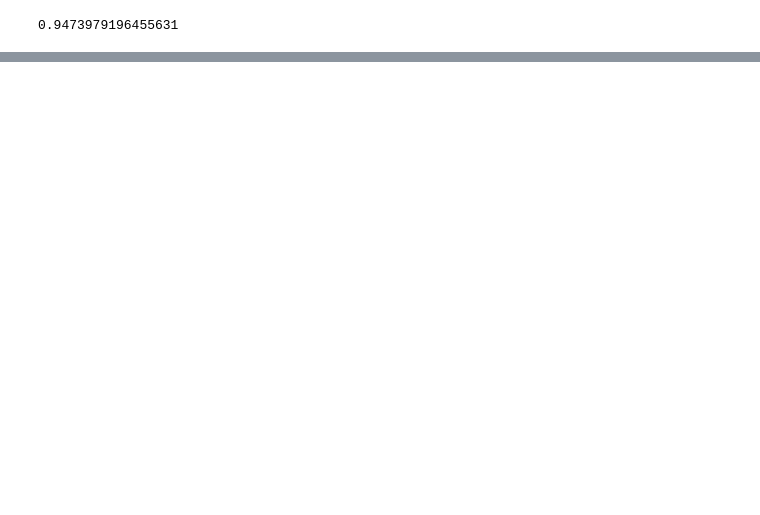
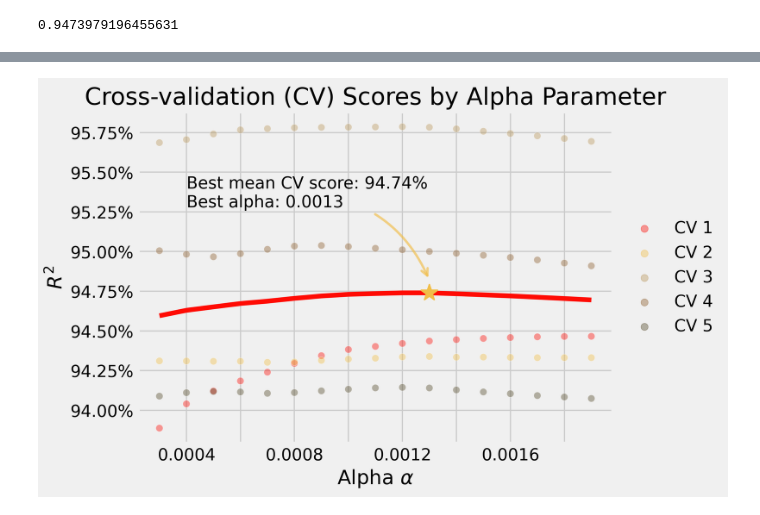
Before and after one commit to nikita-agrawal/Ames-Housing-Analysis, a Jupyter notebook: Hayden/lasso_final.ipynb, the cells around one changed output, grey strips where cells are left out. Saved outputs shown, nothing was run; the diff lists cells and outputs as text; code cells hidden in the pictures; blank space fills up the shorter version.

```diff
--- a/Hayden/lasso_final.ipynb
+++ b/Hayden/lasso_final.ipynb
@@ -132,0 +190,11 @@ list(test.columns)
+# %%
+cv_df = pd.DataFrame({'alpha':clf.cv_results_['param_alpha'].data,
+                     'mean_test_score':clf.cv_results_['mean_test_score'],
+                      'split0_test_score':clf.cv_results_['split0_test_score'],
+                      'split1_test_score':clf.cv_results_['split1_test_score'],
+                      'split2_test_score':clf.cv_results_['split2_test_score'],
+                      'split3_test_score':clf.cv_results_['split3_test_score'],
+                      'split4_test_score':clf.cv_results_['split4_test_score'],
+
+                     })
+cv_df
@@ -132,0 +260,40 @@ list(test.columns)
+# %%
+fig, ax = plt.subplots()
+graph_df = cv_df
+graph_df.columns = ['alpha', 'mean_test_score', 'CV 1', 'CV 2',
+       'CV 3', 'CV 4', 'CV 5']
+graph_df = pd.melt(graph_df,id_vars='alpha',value_vars=['CV 1', 'CV 2',
+       'CV 3', 'CV 4', 'CV 5'],)
+g_dot = sns.scatterplot(data = graph_df,x = 'alpha',y = 'value',ax=ax,hue='variable',alpha=.4,
+                       )
+g_line = sns.lineplot(data = cv_df,x = 'alpha',y = 'mean_test_score',ax=ax,
+                     )
+
+sns.move_legend(g_line,loc='center left', bbox_to_anchor=(1, .5),frameon=False)
+for lh in g_dot.legend_.legendHandles:
+    lh.set_alpha(.4)
+
+best_alpha = clf.best_params_['alpha']
+best_score = clf.best_score_
+
+plt.plot(best_alpha,best_score,marker='*', markersize=15, color=colors[1])
+plt.annotate(text="Best mean CV score: {:.2%}\nBest alpha: {:.2}".format(best_score,best_alpha),
+             xy=(best_alpha, best_score+.0008), xycoords='data',
+             xytext=(best_alpha-.0009,best_score+.0054), textcoords='data',
+             arrowprops=dict(arrowstyle="->",
+                             color=colors[1],
+                             lw=2,
+                             alpha = .65,
+                             connectionstyle="arc3,rad=-0.3"),
+            )
+
+ax.yaxis.set_major_formatter(mtick.PercentFormatter(1.0))
+for label in ax.xaxis.get_ticklabels()[::2]:
+    label.set_visible(False)
+
+plt.title('Cross-validation (CV) Scores by Alpha Parameter')
+plt.xlabel(r'Alpha $\alpha$')
+plt.ylabel(r'$R^2$')
+plt.show()
+# %% [output]
+[figure, added]
```
Also changed, not shown: parts of 17 cells of this notebook, 1 other file.
